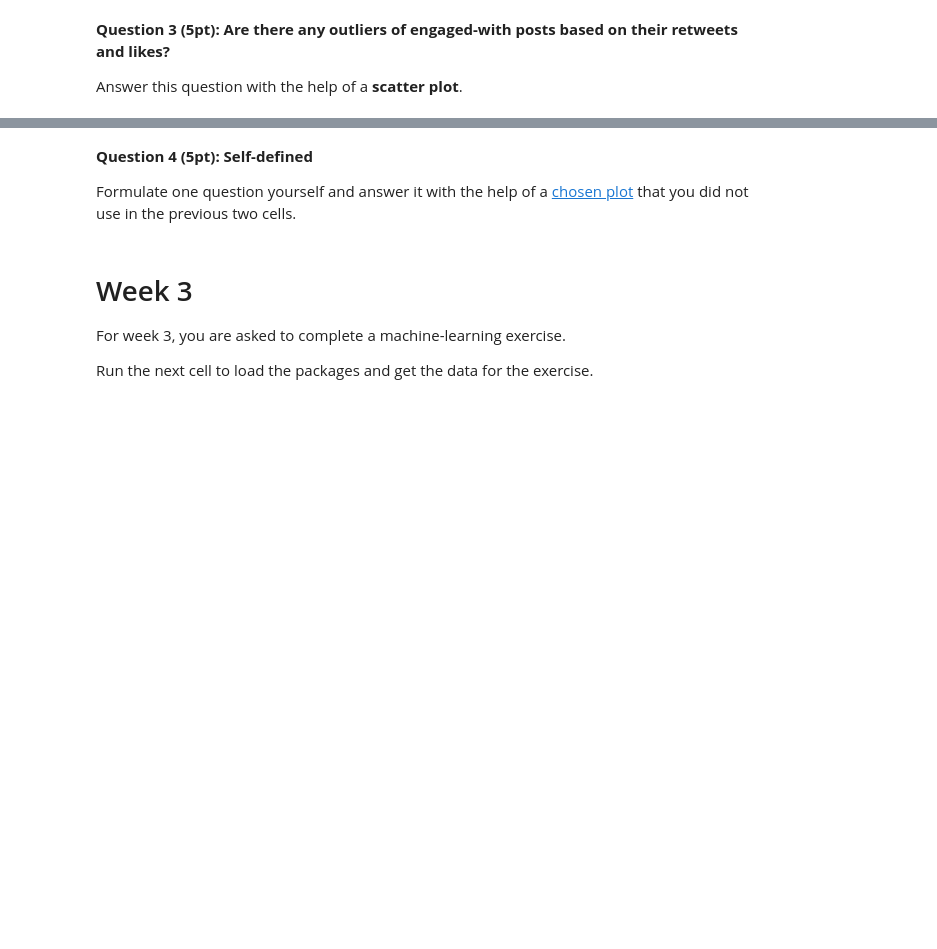
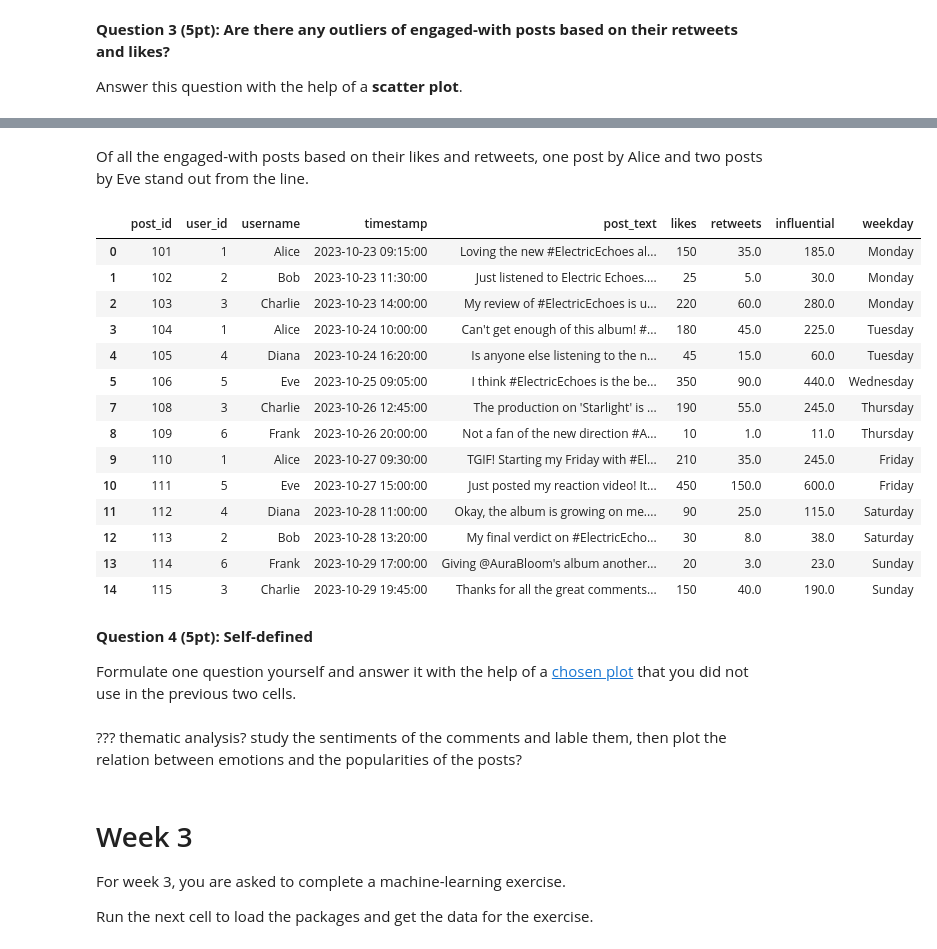
Before and after one commit to onni-Q/individual-miniproject, a Jupyter notebook: Individual_Miniproject.ipynb, the cells around one changed output, grey strips where cells are left out. Drawn from its saved outputs; the diff is of its cells as text; code cells hidden in the pictures; blank space fills up the shorter version.

```diff
--- a/Individual_Miniproject.ipynb
+++ b/Individual_Miniproject.ipynb
@@ -434,7 +565,29 @@ Answer this question with the help of a **scatter plot**.
+# %% [markdown]
+Of all the engaged-with posts based on their likes and retweets, one post by Alice and two posts by Eve stand out from the line.
+# %%
+df
+# %% [output]
+|  | post_id | user_id | username | timestamp | post_text | likes | retweets | influential | weekday |
+| 0 | 101 | 1 | Alice | 2023-10-23 09:15:00 | Loving the new #ElectricEchoes al... | 150 | 35.0 | 185.0 | Monday |
+| 1 | 102 | 2 | Bob | 2023-10-23 11:30:00 | Just listened to Electric Echoes.... | 25 | 5.0 | 30.0 | Monday |
+| 2 | 103 | 3 | Charlie | 2023-10-23 14:00:00 | My review of #ElectricEchoes is u... | 220 | 60.0 | 280.0 | Monday |
+| 3 | 104 | 1 | Alice | 2023-10-24 10:00:00 | Can't get enough of this album! #... | 180 | 45.0 | 225.0 | Tuesday |
+| 4 | 105 | 4 | Diana | 2023-10-24 16:20:00 | Is anyone else listening to the n... | 45 | 15.0 | 60.0 | Tuesday |
+| 5 | 106 | 5 | Eve | 2023-10-25 09:05:00 | I think #ElectricEchoes is the be... | 350 | 90.0 | 440.0 | Wednesday |
+| 7 | 108 | 3 | Charlie | 2023-10-26 12:45:00 | The production on 'Starlight' is ... | 190 | 55.0 | 245.0 | Thursday |
+| 8 | 109 | 6 | Frank | 2023-10-26 20:00:00 | Not a fan of the new direction #A... | 10 | 1.0 | 11.0 | Thursday |
+| 9 | 110 | 1 | Alice | 2023-10-27 09:30:00 | TGIF! Starting my Friday with #El... | 210 | 35.0 | 245.0 | Friday |
+| 10 | 111 | 5 | Eve | 2023-10-27 15:00:00 | Just posted my reaction video! It... | 450 | 150.0 | 600.0 | Friday |
+| 11 | 112 | 4 | Diana | 2023-10-28 11:00:00 | Okay, the album is growing on me.... | 90 | 25.0 | 115.0 | Saturday |
+| 12 | 113 | 2 | Bob | 2023-10-28 13:20:00 | My final verdict on #ElectricEcho... | 30 | 8.0 | 38.0 | Saturday |
+| 13 | 114 | 6 | Frank | 2023-10-29 17:00:00 | Giving @AuraBloom's album another... | 20 | 3.0 | 23.0 | Sunday |
+| 14 | 115 | 3 | Charlie | 2023-10-29 19:45:00 | Thanks for all the great comments... | 150 | 40.0 | 190.0 | Sunday |
 # %% [markdown]
 **Question 4 (5pt): Self-defined**
 
 Formulate one question yourself and answer it with the help of a [chosen plot](https://matplotlib.org/stable/plot_types/index.html) that you did not use in the previous two cells.
+# %% [markdown]
+??? thematic analysis? study the sentiments of the comments and lable them, then plot the relation between emotions and the popularities of the posts?
 # %% [markdown]
 # Week 3
 
```
Also changed, not shown: parts of 14 cells of this notebook.
